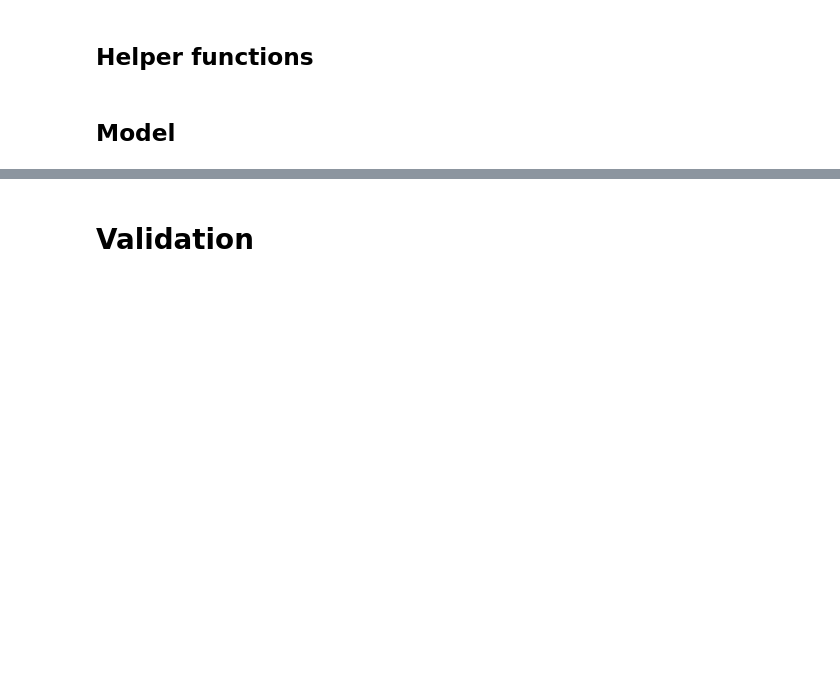
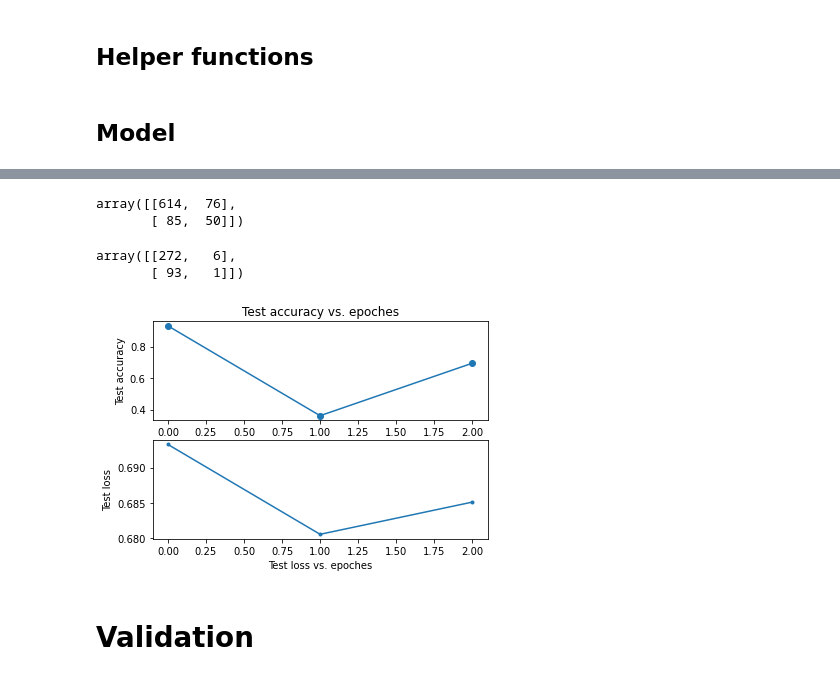
Before and after one commit to GYIKOO/UCIMLHackathon21, a Jupyter notebook: Classification.ipynb, the cells around one changed output, grey strips where cells are left out. Drawn from its saved outputs; the diff is of its cells as text; code cells hidden in the pictures; blank space fills up the shorter version.

```diff
--- a/Classification.ipynb
+++ b/Classification.ipynb
@@ -270,6 +248,8 @@ Weight for class 1: 17.14
 # %% [markdown]
 ## Helper functions
 # %%
+from sklearn.metrics import confusion_matrix
+
 def format_time(elapsed):
     '''
     Takes a time in seconds and returns a string hh:mm:ss
@@ -286,6 +266,11 @@ def flat_accuracy(preds, labels):
     labels_flat = labels.flatten()
     return np.sum(pred_flat == labels_flat) / len(labels_flat)
 
+def flat_confusion_matrix(preds, labels):
+    pred_flat = np.argmax(preds, axis=1).flatten()
+    labels_flat = labels.flatten()
+    return confusion_matrix(pred_flat,labels_flat,[0,1])
+
 def plot_acc_loss(acc,loss):
     x1 = range(0, epochs)
     x2 = range(0, epochs)
@@ -310,11 +295,13 @@ def bertpretrain(train_dataloader, validation_dataloader):
     else:
         model = BertForSequenceClassification.from_pretrained(
             "bert-base-uncased",
-            config = BertConfig()
+            num_labels=n_jobs,
+            output_attentions=False,
+            output_hidden_states=False
             )
 
     # Running the model on GPU.
-    # model.cuda()
+    model.cuda()
 
     # Running on GPU if available, otherwise on CPU
     device = torch.device("cuda:0" if torch.cuda.is_available() else "cpu")
@@ -338,7 +325,8 @@ def bertpretrain(train_dataloader, validation_dataloader):
 
     # Store the average loss after each epoch so we can plot them.
     loss_values = []
-    accuracy_values = []
+
+    val_accuracy = []
 
     # For each epoch...
     for epoch in range(0, epochs):
@@ -382,13 +370,13 @@ def bertpretrain(train_dataloader, validation_dataloader):
 
             # Perform a forward pass (evaluate the model on this training batch).
             outputs = model(b_input_ids,
-                            token_type_ids=None,
-                            attention_mask=b_input_mask,
-                            labels=b_labels)
+                     token_type_ids=None,
+                     attention_mask=b_input_mask,
+                     labels=b_labels)
 
             # Pull the loss value out of the tuple.
             #loss = outputs[0]
-            ce = torch.nn.CrossEntropyLoss(weight=class_weight)
+            ce = torch.nn.CrossEntropyLoss(weight=class_weight.to(device))
             loss = ce(outputs[1],b_labels)
 
             # Accumulate the training loss over all of the batches so that we can
@@ -420,8 +408,9 @@ def bertpretrain(train_dataloader, validation_dataloader):
         print("  Average training loss: {0:.2f}".format(avg_train_loss))
         print("  Training epcoh took: {:}".format(format_time(time.time() - t0)))
 
+
         # ========================================
-        #               Validation
+        #         Validation
         # ========================================
 
         print("")
@@ -433,7 +422,9 @@ def bertpretrain(train_dataloader, validation_dataloader):
         model.eval()
 
         eval_loss, eval_accuracy = 0, 0
+        val_conf_matrix = [np.array([0,0]),np.array([0,0])]
         nb_eval_steps, nb_eval_examples = 0, 0
+
 
         # Evaluate data for one epoch
         for batch in validation_dataloader:
@@ -460,16 +451,19 @@ def bertpretrain(train_dataloader, validation_dataloader):
 
             # Calculate the accuracy for this batch of test sentences.
             tmp_eval_accuracy = flat_accuracy(logits, label_ids)
+            tmp_confusion_matrix = flat_confusion_matrix(logits,label_ids)
 
             # Accumulate the total accuracy.
             eval_accuracy += tmp_eval_accuracy
+            val_conf_matrix += tmp_confusion_matrix
 
             # Track the number of batches
             nb_eval_steps += 1
 
         # Report the final accuracy for this validation run.
-        accuracy_values.append(eval_accuracy / nb_eval_steps)
+        val_accuracy.append(eval_accuracy / nb_eval_steps)
         print("  Accuracy: {0:.2f}".format(eval_accuracy / nb_eval_steps))
+        print("  Confusion matrix:", val_conf_matrix)
         print("  Validation took: {:}".format(format_time(time.time() - t0)))
 
         if epoch % checkpoint == 0:
@@ -479,9 +473,7 @@ def bertpretrain(train_dataloader, validation_dataloader):
     print("Saving model...")
     torch.save(model, save_model)
 
-    plot_acc_loss(accuracy_values,loss_values)
-
     print("")
     print("Training complete!")
+
+    return val_accuracy, loss_values, val_conf_matrix
-# %%
-bertpretrain(train_dataloader, validation_dataloader)
@@ -495,0 +480,2 @@ Training...
+# %%
+val_accuracy, loss_values, val_conf_matrix = bertpretrain(train_dataloader, validation_dataloader)
@@ -496,3 +505,19 @@ Training...
+# %%
+# oversampling 5
+train_conf_matrix
+# %% [output]
+array([[614,  76],
+       [ 85,  50]])
+# %%
+# oversampling 5
+val_conf_matrix
+# %% [output]
+array([[272,   6],
+       [ 93,   1]])
+# %%
+plot_acc_loss(val_accuracy,loss_values)
+# %% [output]
+[figure, added]
 # %% [markdown]
 # Validation
 # %%
```
Also changed, not shown: parts of 18 cells of this notebook.
